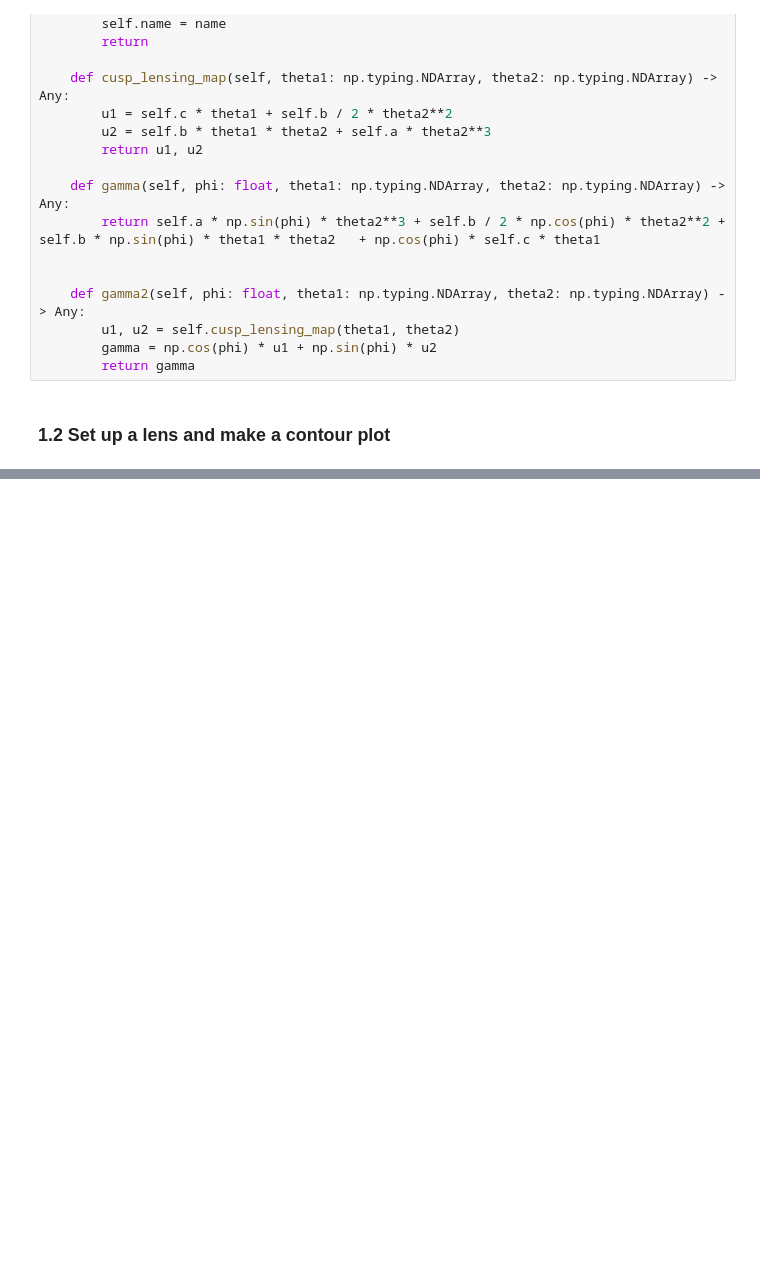
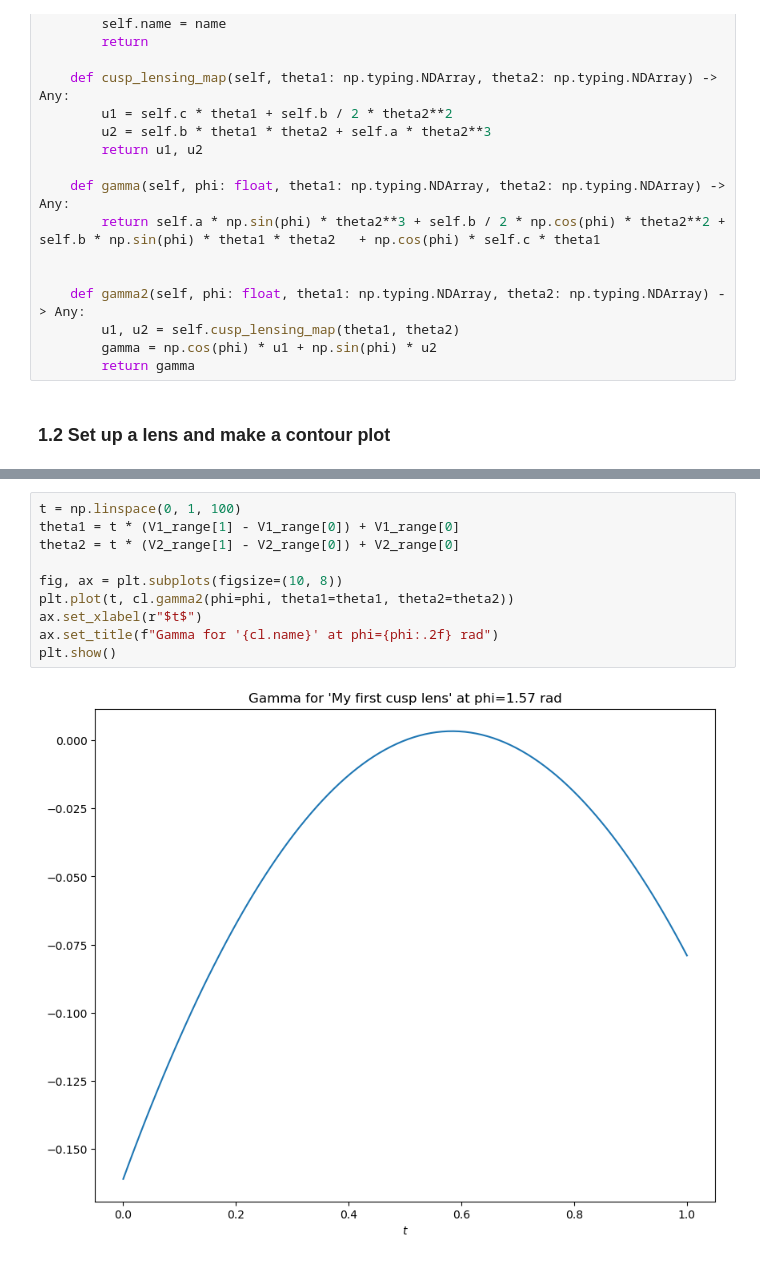
Before and after one commit to chrisharhaw/Optical_Drift_Effects, a Jupyter notebook: notebooks/caustics.ipynb, the cells around one changed output, grey strips where cells are left out. Saved outputs shown, nothing was run; the diff lists cells and outputs as text; blank space fills up the shorter version.

```diff
--- a/notebooks/caustics.ipynb
+++ b/notebooks/caustics.ipynb
@@ -101,0 +102,12 @@ plt.show()
+# %%
+t = np.linspace(0, 1, 100)
+theta1 = t * (V1_range[1] - V1_range[0]) + V1_range[0]
+theta2 = t * (V2_range[1] - V2_range[0]) + V2_range[0]
+
+fig, ax = plt.subplots(figsize=(10, 8))
+plt.plot(t, cl.gamma2(phi=phi, theta1=theta1, theta2=theta2))
+ax.set_xlabel(r"$t$")
+ax.set_title(f"Gamma for '{cl.name}' at phi={phi:.2f} rad")
+plt.show()
+# %% [output]
+[figure, added]
```
Also changed, not shown: parts of 1 cell of this notebook.
